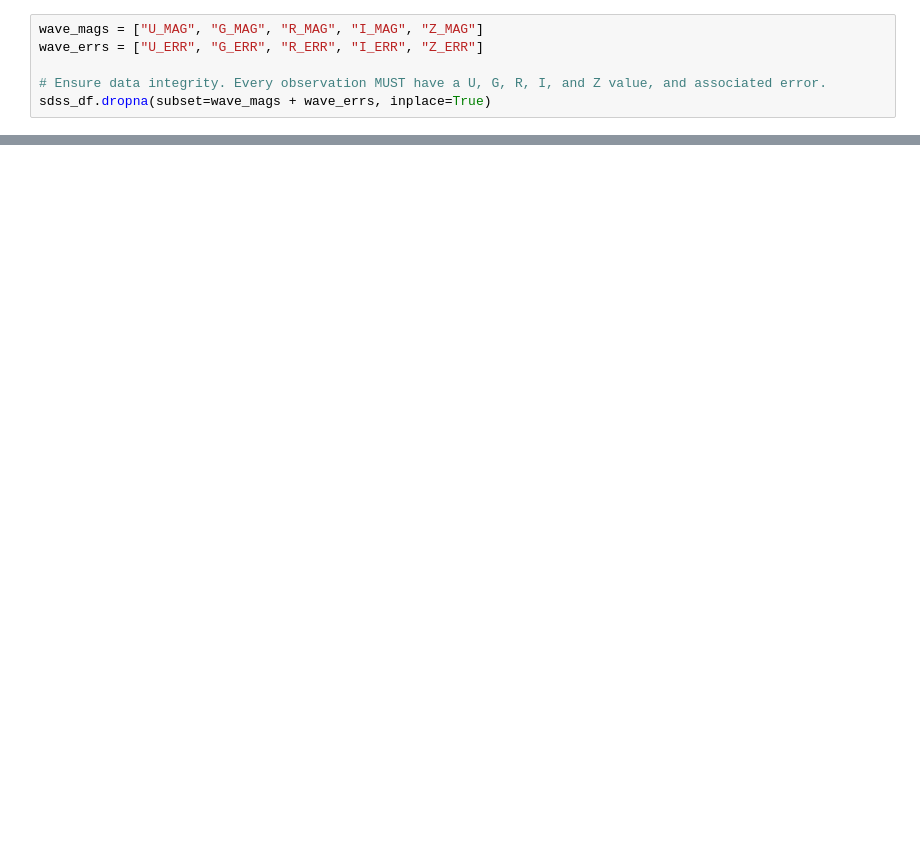
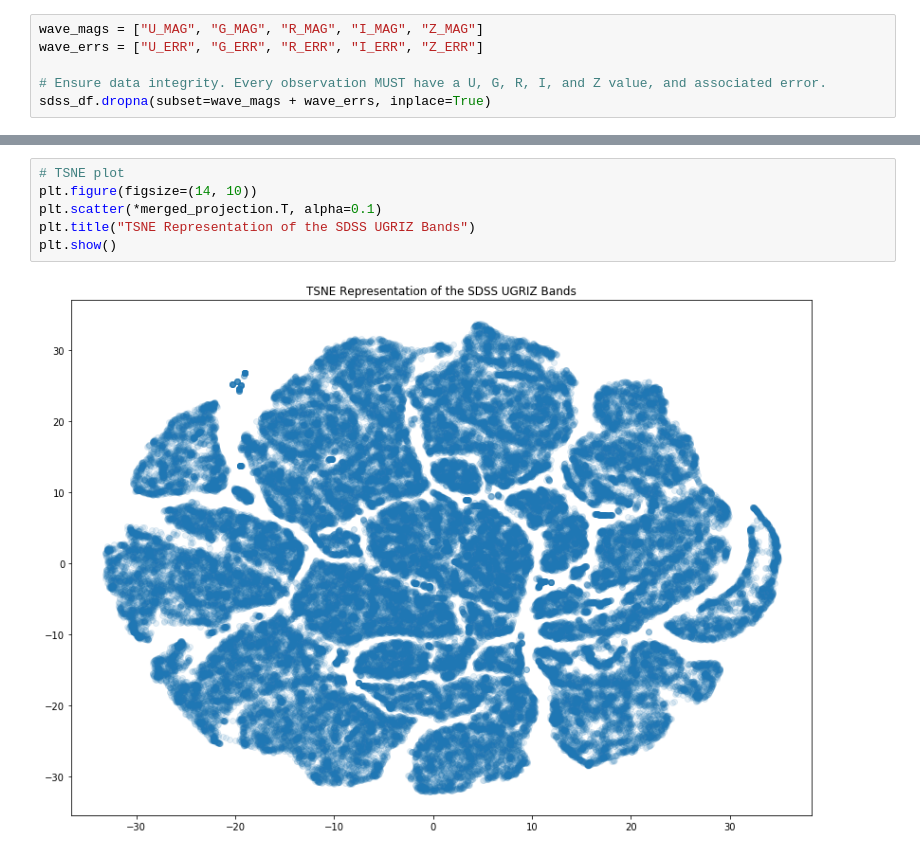
Before and after one commit to Nyctanthous/C-SMASH, a Jupyter notebook: presentation.ipynb, the cells around one changed output, grey strips where cells are left out. Cells and saved outputs as stored; diff of their text form; blank space fills up the shorter version.

```diff
--- a/presentation.ipynb
+++ b/presentation.ipynb
@@ -82,0 +95,8 @@ plot_5d(sdss_df["G_MAG"], sdss_df["Z_MAG"], sdss_df["I_MAG"], sdss_df["U_MAG"],
+# %%
+# TSNE plot
+plt.figure(figsize=(14, 10))
+plt.scatter(*merged_projection.T, alpha=0.1)
+plt.title("TSNE Representation of the SDSS UGRIZ Bands")
+plt.show()
+# %% [output]
+[figure, added]
```
Also changed, not shown: parts of 53 cells of this notebook, 1 other file.
